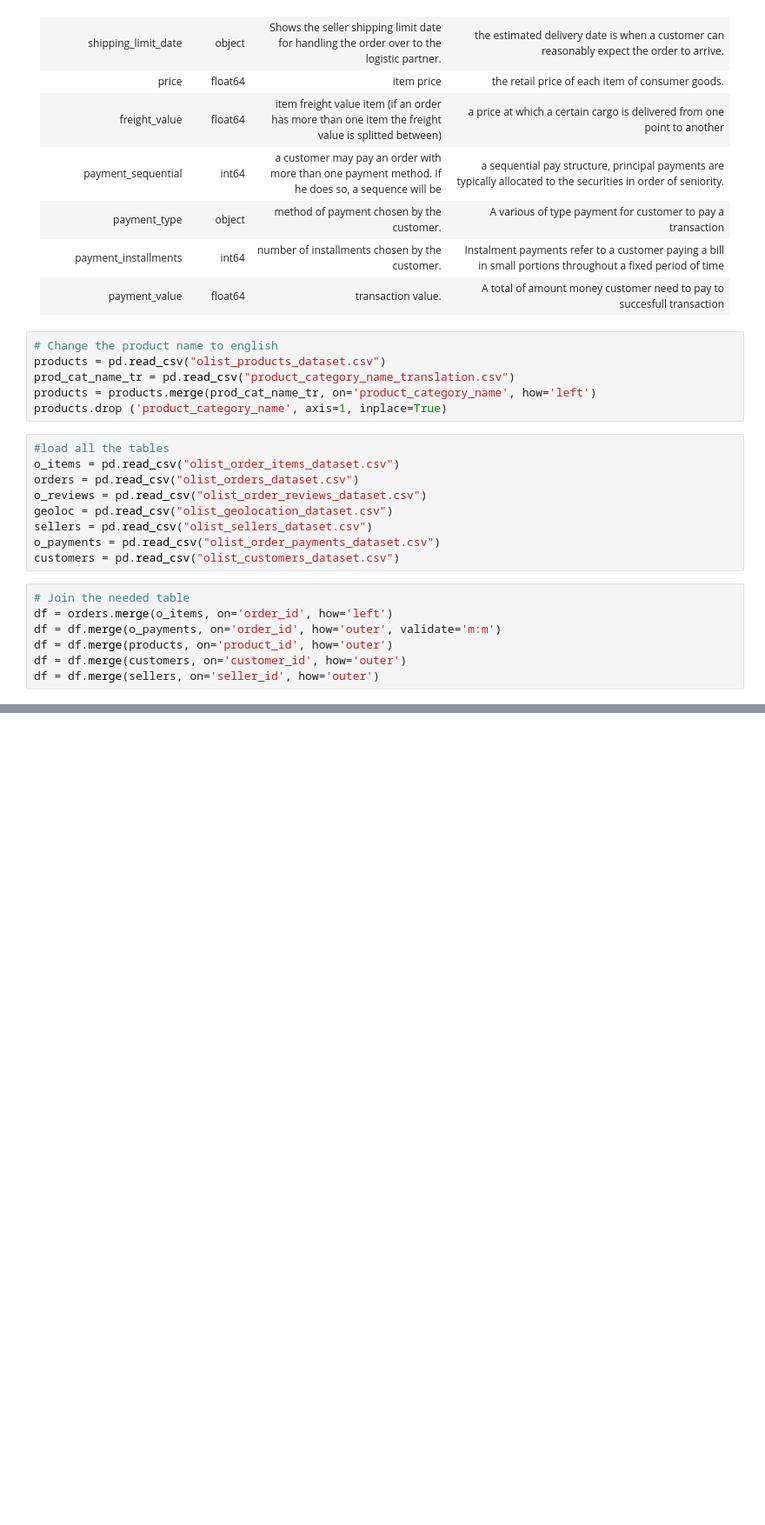
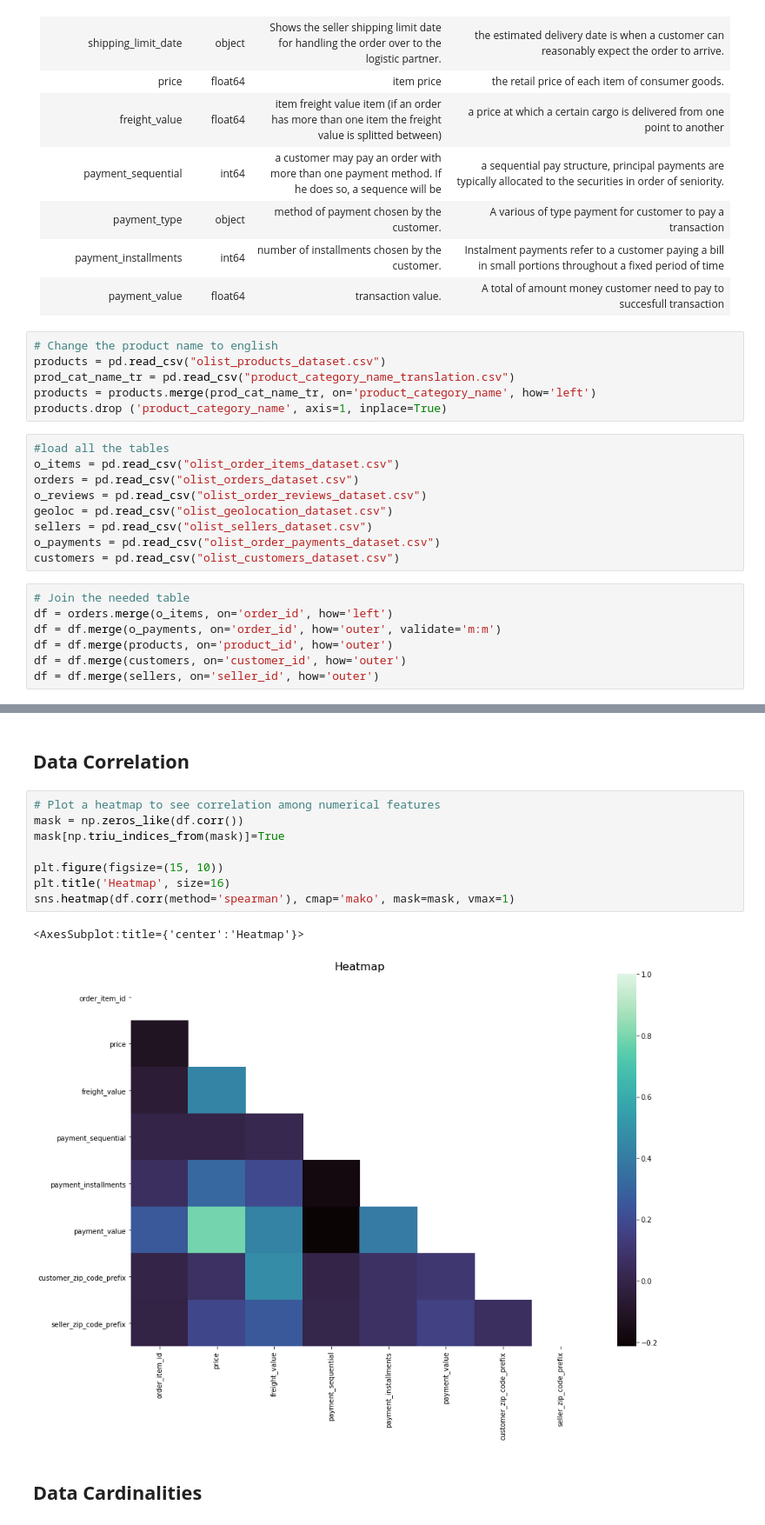
Before and after one commit to Faroja/Final-Project-Sementara, a Jupyter notebook: Finpro.ipynb, the cells around one changed output, grey strips where cells are left out. Shown: that part at 87% size. Saved outputs shown, nothing was run; the diff lists cells and outputs as text; blank space fills up the shorter version.

```diff
--- a/Finpro.ipynb
+++ b/Finpro.ipynb
@@ -72,0 +108,15 @@ df
+# %% [markdown]
+## **Data Correlation**
+# %%
+# Plot a heatmap to see correlation among numerical features
+mask = np.zeros_like(df.corr())
+mask[np.triu_indices_from(mask)]=True
+
+plt.figure(figsize=(15, 10))
+plt.title('Heatmap', size=16)
+sns.heatmap(df.corr(method='spearman'), cmap='mako', mask=mask, vmax=1)
+# %% [output]
+<AxesSubplot:title={'center':'Heatmap'}>
+[figure, added]
+# %% [markdown]
+## **Data Cardinalities**
```
Also changed, not shown: parts of 18 cells of this notebook.
